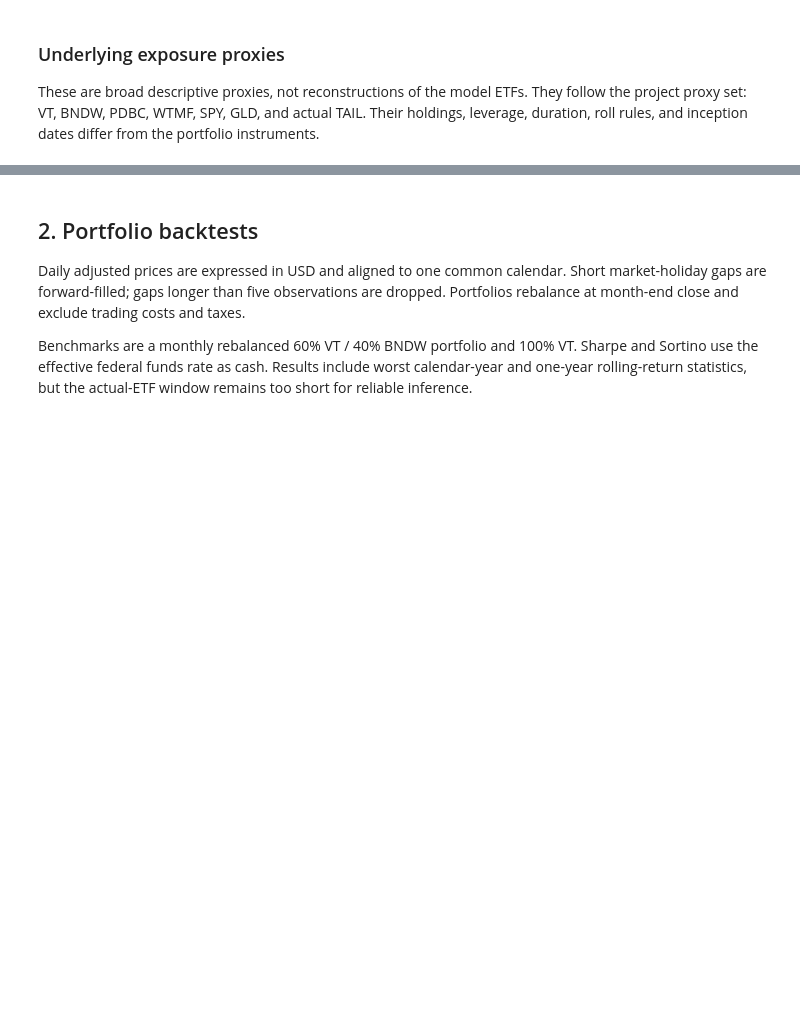
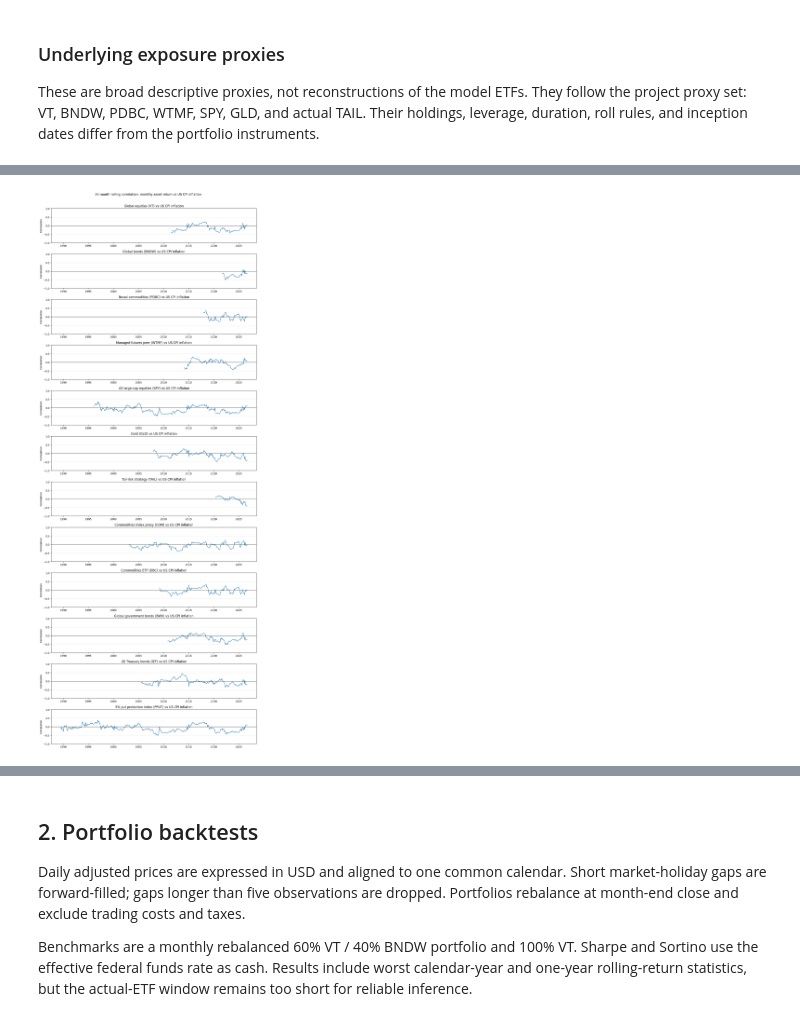
Before and after one commit to giacomomaggiore/model-portfolio-analytics, a Jupyter notebook: main.ipynb, the cells around one changed output, grey strips where cells are left out. Cells and saved outputs as stored; diff of their text form; code cells hidden in the pictures; blank space fills up the shorter version.

```diff
--- a/main.ipynb
+++ b/main.ipynb
@@ -77,0 +173,5 @@ plot_rolling_correlations(underlying_prices)
+# %%
+# Monthly asset-return correlations with year-over-year US CPI inflation.
+plot_inflation_correlations(underlying_prices)
+# %% [output]
+[figure, added]
```
Also changed, not shown: parts of 6 cells of this notebook, 5 other files.
